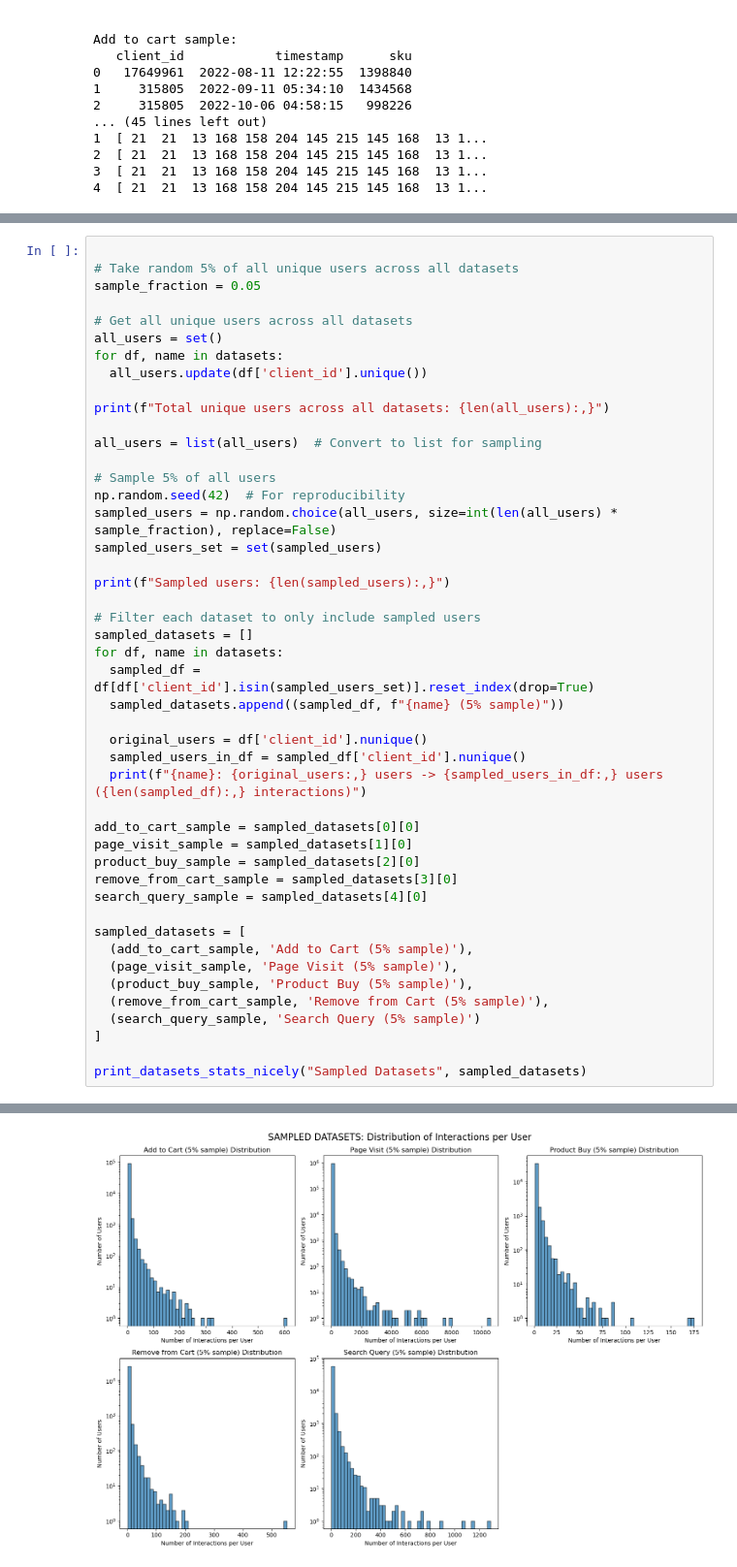
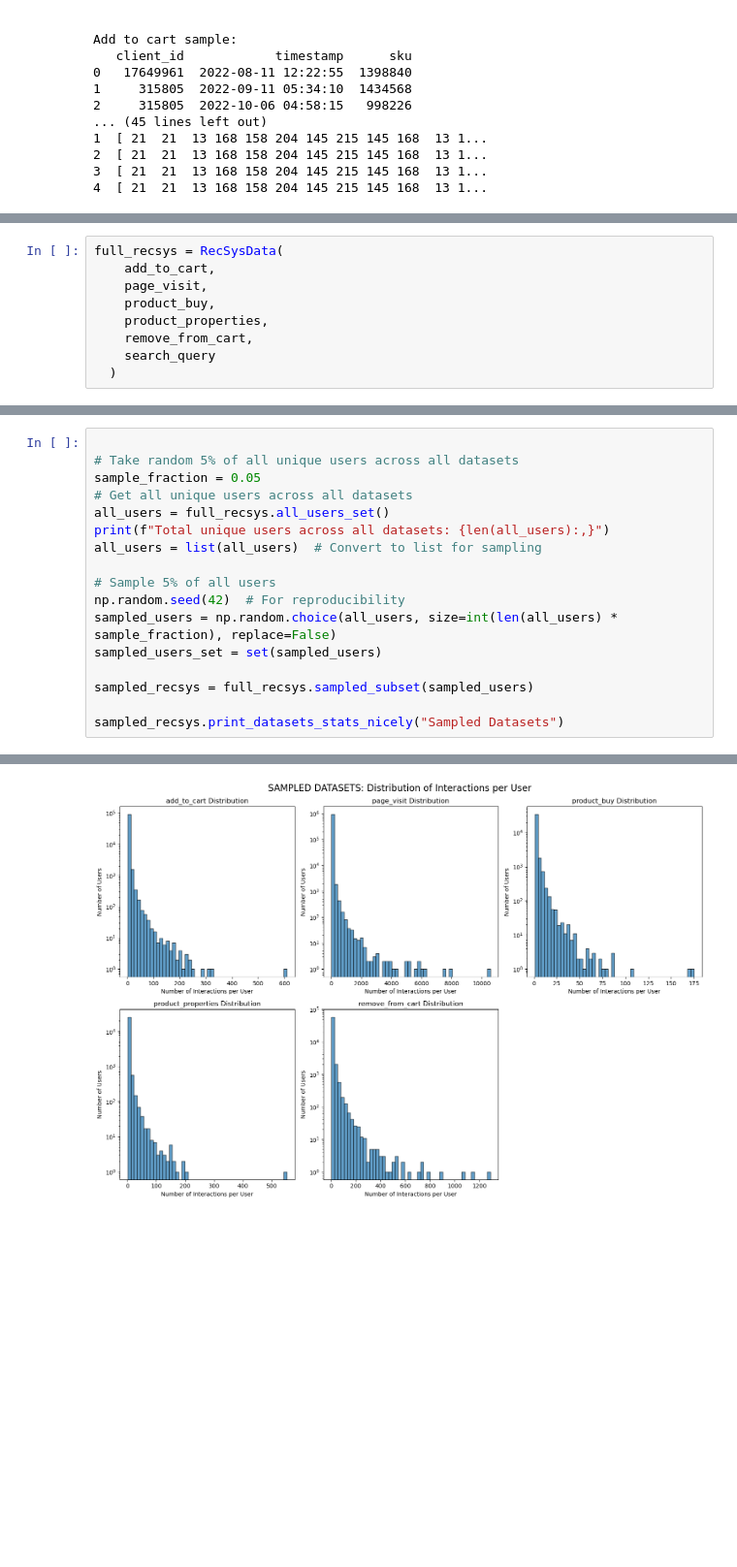
Before and after one commit to zmrocze/recsys2025_challenge, a Jupyter notebook: src/main.ipynb, the cells around one changed output, grey strips where cells are left out. Shown at 97% size. Drawn from its saved outputs; the diff is of its cells as text; blank space fills up the shorter version.

```diff
--- a/src/main.ipynb
+++ b/src/main.ipynb
@@ -199,0 +437,9 @@ Page Visit:
+# %%
+full_recsys = RecSysData(
+    add_to_cart,
+    page_visit,
+    product_buy,
+    product_properties,
+    remove_from_cart,
+    search_query
+  )
@@ -201,14 +468,9 @@ Page Visit:
 
 # Take random 5% of all unique users across all datasets
 sample_fraction = 0.05
-
 # Get all unique users across all datasets
-all_users = set()
-for df, name in datasets:
-  all_users.update(df['client_id'].unique())
-
+all_users = full_recsys.all_users_set()
 print(f"Total unique users across all datasets: {len(all_users):,}")
-
 all_users = list(all_users)  # Convert to list for sampling
 
 # Sample 5% of all users
@@ -216,32 +478,8 @@ np.random.seed(42)  # For reproducibility
 sampled_users = np.random.choice(all_users, size=int(len(all_users) * sample_fraction), replace=False)
 sampled_users_set = set(sampled_users)
 
-print(f"Sampled users: {len(sampled_users):,}")
+sampled_recsys = full_recsys.sampled_subset(sampled_users)
 
-# Filter each dataset to only include sampled users
-sampled_datasets = []
-for df, name in datasets:
-  sampled_df = df[df['client_id'].isin(sampled_users_set)].reset_index(drop=True)
-  sampled_datasets.append((sampled_df, f"{name} (5% sample)"))
-
-  original_users = df['client_id'].nunique()
-  sampled_users_in_df = sampled_df['client_id'].nunique()
-  print(f"{name}: {original_users:,} users -> {sampled_users_in_df:,} users ({len(sampled_df):,} interactions)")
-
-add_to_cart_sample = sampled_datasets[0][0]
-page_visit_sample = sampled_datasets[1][0]
-product_buy_sample = sampled_datasets[2][0]
-remove_from_cart_sample = sampled_datasets[3][0]
-search_query_sample = sampled_datasets[4][0]
-
-sampled_datasets = [
-  (add_to_cart_sample, 'Add to Cart (5% sample)'),
-  (page_visit_sample, 'Page Visit (5% sample)'),
-  (product_buy_sample, 'Product Buy (5% sample)'),
-  (remove_from_cart_sample, 'Remove from Cart (5% sample)'),
-  (search_query_sample, 'Search Query (5% sample)')
-]
-
-print_datasets_stats_nicely("Sampled Datasets", sampled_datasets)
+sampled_recsys.print_datasets_stats_nicely("Sampled Datasets")
 # %% [output]
 Total unique users across all datasets: 18,889,063
@@ -264 +502 @@ Add to Cart (5% sample):
-[figure, old version]
+[figure, new version]
```
Also changed, not shown: parts of 22 cells of this notebook.
